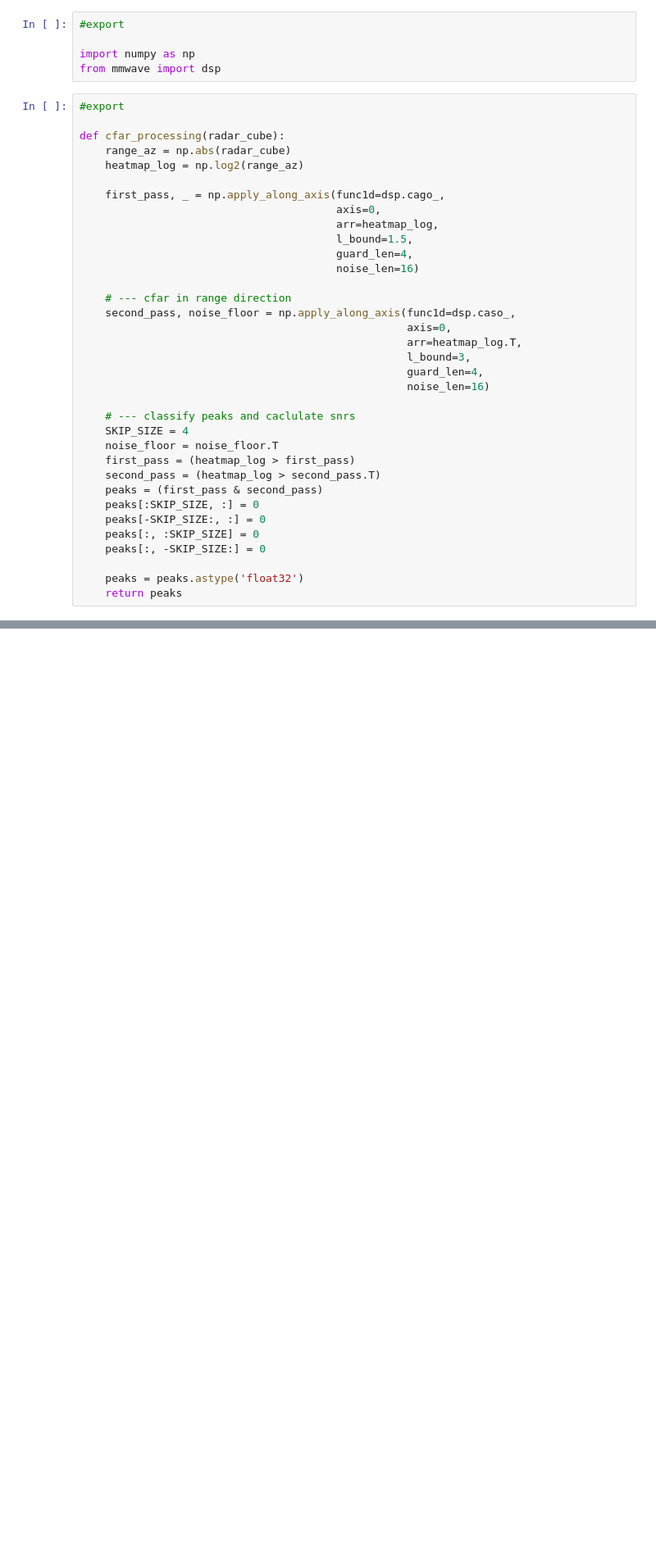
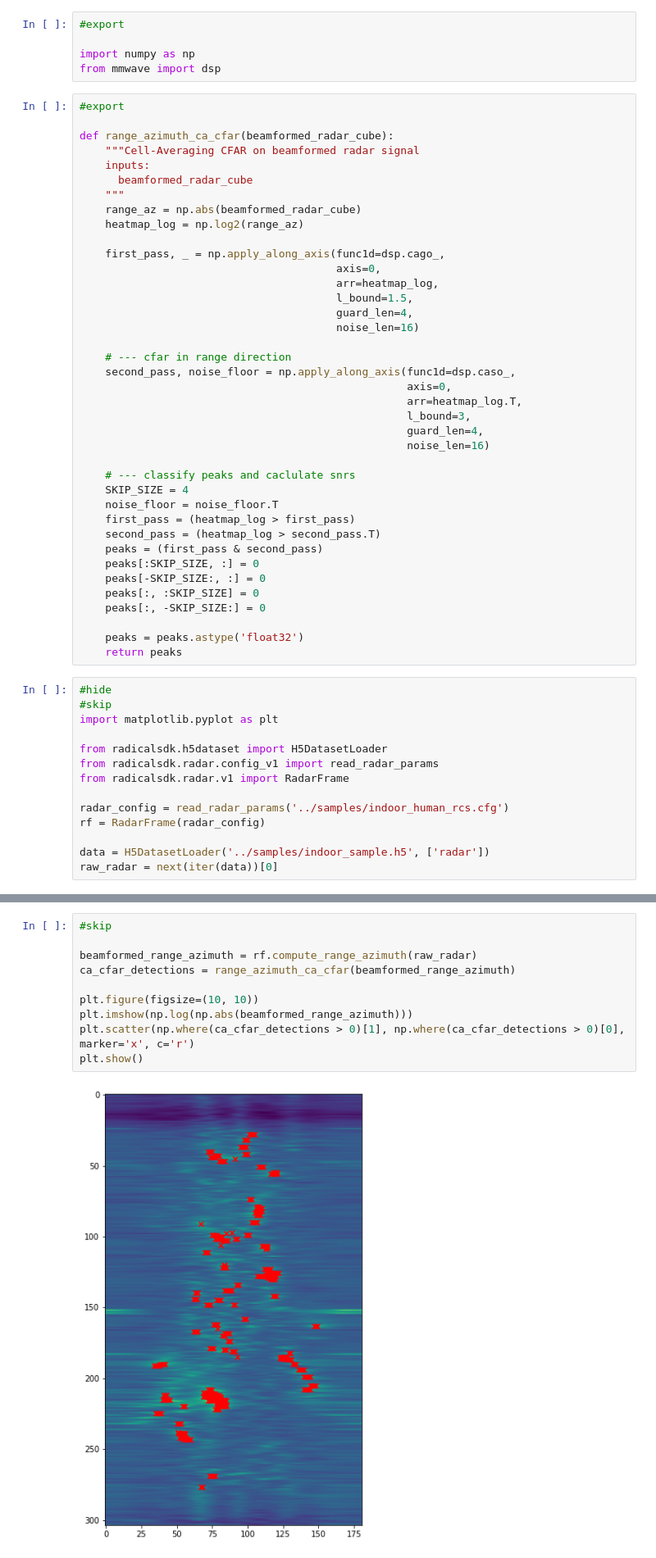
Before and after one commit to moodoki/radical_sdk, a Jupyter notebook: nbs/01_radardsp.ipynb, the cells around one changed output, grey strips where cells are left out. Shown at 82% size. Saved outputs shown, nothing was run; the diff lists cells and outputs as text; blank space fills up the shorter version.

Commit message:
added docs to CA-CFAR and updated cleaned up RadarFrame interface

```diff
--- a/nbs/01_radardsp.ipynb
+++ b/nbs/01_radardsp.ipynb
@@ -13,8 +15,12 @@ from mmwave import dsp
 # %%
 #export
 
-def cfar_processing(radar_cube):
-    range_az = np.abs(radar_cube)
+def range_azimuth_ca_cfar(beamformed_radar_cube):
+    """Cell-Averaging CFAR on beamformed radar signal
+    inputs:
+      beamformed_radar_cube
+    """
+    range_az = np.abs(beamformed_radar_cube)
     heatmap_log = np.log2(range_az)
 
     first_pass, _ = np.apply_along_axis(func1d=dsp.cago_,
@@ -45,3 +51,17 @@ def cfar_processing(radar_cube):
 
     peaks = peaks.astype('float32')
     return peaks
+# %%
+#hide
+#skip
+import matplotlib.pyplot as plt
+
+from radicalsdk.h5dataset import H5DatasetLoader
+from radicalsdk.radar.config_v1 import read_radar_params
+from radicalsdk.radar.v1 import RadarFrame
+
+radar_config = read_radar_params('../samples/indoor_human_rcs.cfg')
+rf = RadarFrame(radar_config)
+
+data = H5DatasetLoader('../samples/indoor_sample.h5', ['radar'])
+raw_radar = next(iter(data))[0]
@@ -47,0 +70,12 @@ def cfar_processing(radar_cube):
+# %%
+#skip
+
+beamformed_range_azimuth = rf.compute_range_azimuth(raw_radar)
+ca_cfar_detections = range_azimuth_ca_cfar(beamformed_range_azimuth)
+
+plt.figure(figsize=(10, 10))
+plt.imshow(np.log(np.abs(beamformed_range_azimuth)))
+plt.scatter(np.where(ca_cfar_detections > 0)[1], np.where(ca_cfar_detections > 0)[0], marker='x', c='r')
+plt.show()
+# %% [output]
+[figure, added]
```
Also changed, not shown: parts of 3 cells of this notebook, 9 other files.
